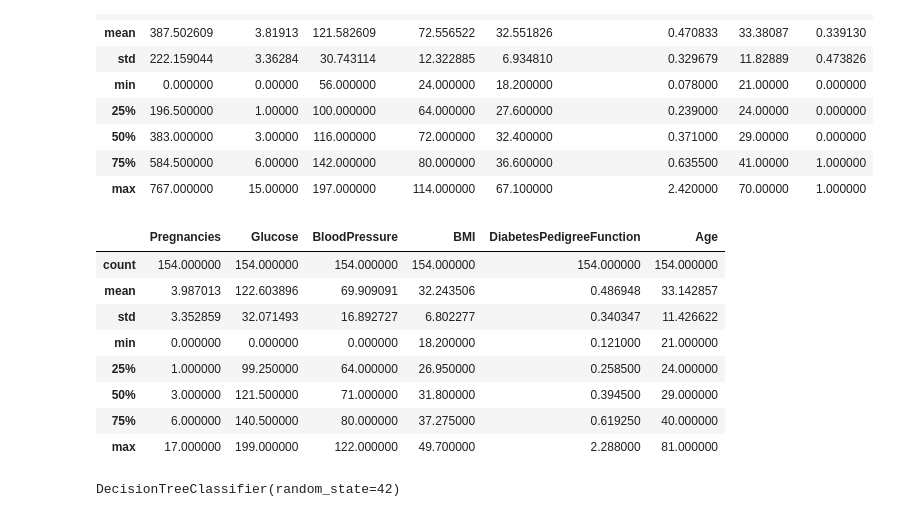
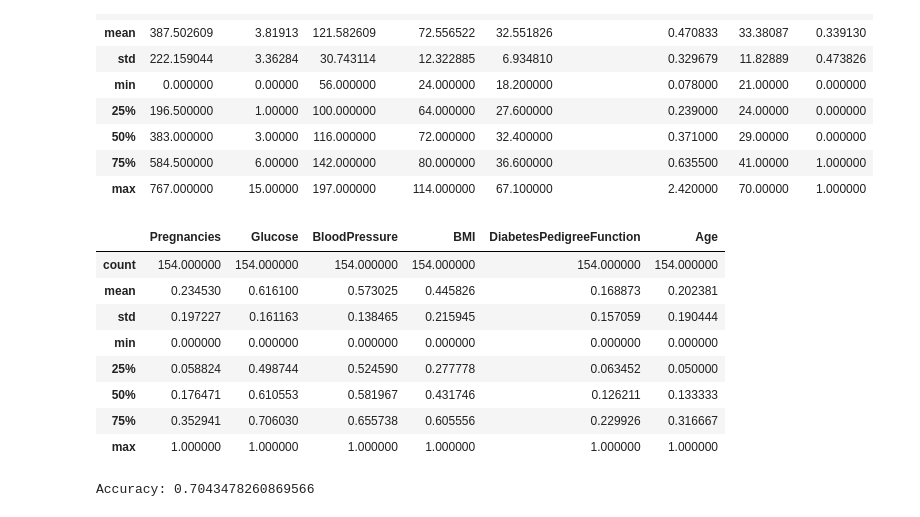
Before and after one commit to BJHeemskerk/MachineLearning, a Jupyter notebook: Notebook_Declan.ipynb, the cells around one changed output. Cells and saved outputs as stored; diff of their text form; code cells hidden in the pictures.

Commit message:
verbeterd decision tree model
nieuwer model, als het goed is beter

```diff
--- a/Notebook_Declan.ipynb
+++ b/Notebook_Declan.ipynb
@@ -10,6 +16,28 @@ In dit gedeelte wordt een decision tree model gemaakt. Allereerst moeten we wete
 # %%
 data_test = pd.read_csv('test_c.csv', sep = ',')
 data_train = pd.read_csv('train_c.csv', sep = ',')
+# %%
+from sklearn.preprocessing import MinMaxScaler, StandardScaler
+
+def feature_scaling(data, method='min-max', columns=None):
+
+    if method not in ['min-max', 'standardization']:
+        raise ValueError("Unsupported scaling method. Choose 'min-max' or 'standardization'.")
+
+    if columns is None:
+        numerical_columns = data.select_dtypes(include=['number']).columns
+    else:
+        numerical_columns = columns
+
+    if method == 'min-max':
+        scaler = MinMaxScaler()
+    else:
+        scaler = StandardScaler()
+
+    scaled_data = data.copy()
+    scaled_data[numerical_columns] = scaler.fit_transform(data[numerical_columns])
+
+    return scaled_data
 # %%
 # Weghalen rijen met nulwaarden
 df_train = data_train.copy()
@@ -34,47 +62,46 @@ df_train.describe()
 # %%
 # Voordat het model getest wordt, is het noodzakelijk de test data op te schonen
 # Weghalen rijen met nulwaarden
 df_test = data_test.copy()
 
 # Weghalen van kolommen wegens te hoog aantal nulwaarden
 df_test.drop('Insulin', axis=1, inplace=True)
 df_test.drop('SkinThickness', axis=1, inplace=True)
 
 df_test.drop('p_id', axis = 1, inplace=True)
 
-df_test.describe()
+test_scaled = feature_scaling(df_test)
+test_scaled.describe()
 # %% [output]
 |  | Pregnancies | Glucose | BloodPressure | BMI | DiabetesPedigreeFunction | Age |
 | count | 154.000000 | 154.000000 | 154.000000 | 154.000000 | 154.000000 | 154.000000 |
-| mean | 3.987013 | 122.603896 | 69.909091 | 32.243506 | 0.486948 | 33.142857 |
-| std | 3.352859 | 32.071493 | 16.892727 | 6.802277 | 0.340347 | 11.426622 |
-| min | 0.000000 | 0.000000 | 0.000000 | 18.200000 | 0.121000 | 21.000000 |
-| 25% | 1.000000 | 99.250000 | 64.000000 | 26.950000 | 0.258500 | 24.000000 |
-| 50% | 3.000000 | 121.500000 | 71.000000 | 31.800000 | 0.394500 | 29.000000 |
-| 75% | 6.000000 | 140.500000 | 80.000000 | 37.275000 | 0.619250 | 40.000000 |
-| max | 17.000000 | 199.000000 | 122.000000 | 49.700000 | 2.288000 | 81.000000 |
+| mean | 0.234530 | 0.616100 | 0.573025 | 0.445826 | 0.168873 | 0.202381 |
+| std | 0.197227 | 0.161163 | 0.138465 | 0.215945 | 0.157059 | 0.190444 |
+| min | 0.000000 | 0.000000 | 0.000000 | 0.000000 | 0.000000 | 0.000000 |
+| 25% | 0.058824 | 0.498744 | 0.524590 | 0.277778 | 0.063452 | 0.050000 |
+| 50% | 0.176471 | 0.610553 | 0.581967 | 0.431746 | 0.126211 | 0.133333 |
+| 75% | 0.352941 | 0.706030 | 0.655738 | 0.605556 | 0.229926 | 0.316667 |
+| max | 1.000000 | 1.000000 | 1.000000 | 1.000000 | 1.000000 | 1.000000 |
 # %%
 # Hier importeren we de benodigde modules.
 from sklearn.tree import DecisionTreeClassifier
 from sklearn.metrics import accuracy_score
+from sklearn.model_selection import train_test_split
 
-# En hier wordt de voorspelde kolom uit de trainingsdata gehaald
-X_train = df_train.drop('Outcome', axis=1)
-y_train = df_train['Outcome']
+X = df_train.drop('Outcome', axis=1)
+y = df_train['Outcome']
+X = X.drop("p_id", axis=1)
+X_train, X_test, y_train, y_test = train_test_split(X, y, test_size=0.2, stratify=y, random_state=42)
+
 
 # Het maken van het decision tree model
 classifier = DecisionTreeClassifier(random_state=42)
 
-# Het model wordt gefit op de trainingsdata
-classifier.fit(X_train, y_train)
 
-#X_test = df_test.drop('Outcome', axis=1)
-#y_test = df_test['Outcome']
-
-#y_pred = classifier.predict(X_test)
+y_pred = classifier.fit(X_train, y_train).predict(X_test)
 
 # Het model evalueren
-#accuracy = accuracy_score(y_test, y_pred)
-#print(f'Accuracy: {accuracy}')
+accuracy = accuracy_score(y_test, y_pred)
+print(f'Accuracy: {accuracy}')
 # %% [output]
-DecisionTreeClassifier(random_state=42)
+Accuracy: 0.7043478260869566
```
Also changed, not shown: parts of 4 cells of this notebook.
